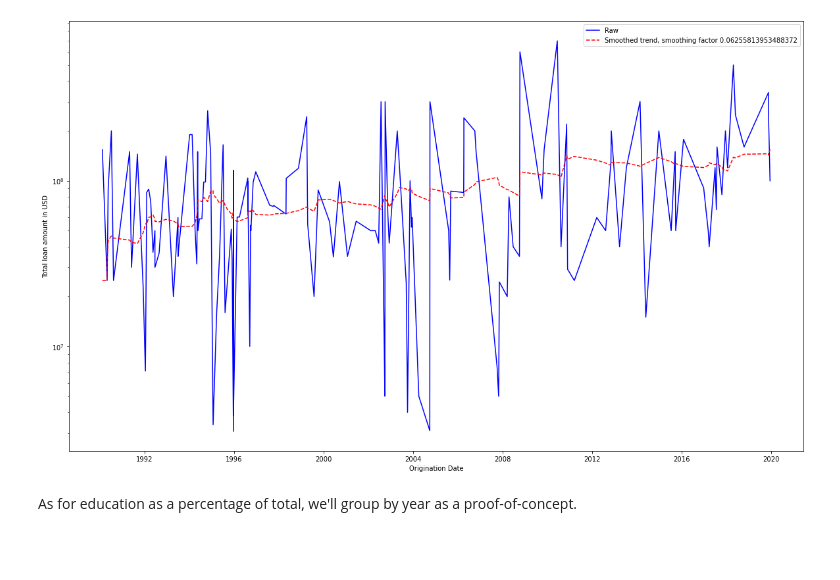
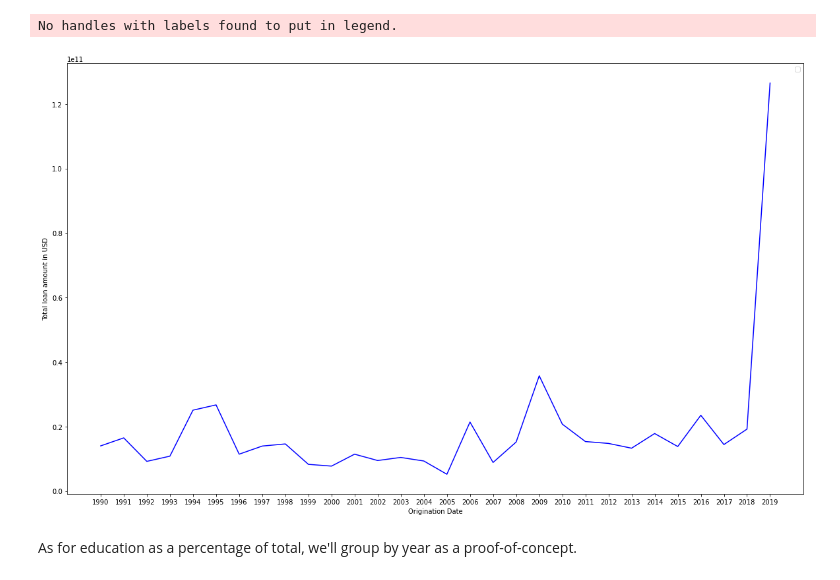
Before and after one commit to noahschoem/amethyst-erdos-may-2021, a Jupyter notebook: Noah/test_abnormally_low_$.ipynb, the cells around one changed output. Drawn from its saved outputs; the diff is of its cells as text; code cells hidden in the pictures; blank space fills up the shorter version.

```diff
--- a/Noah/education_time_series_proof_of_concept.ipynb
+++ b/Noah/test_abnormally_low_$.ipynb
@@ -7,9 +7,10 @@ import seaborn as sns
 import os.path
 import datetime
 # %%
-extracted_information = pd.read_pickle(os.path.join('..','Extracted_Information_Sectors_Education_Other.dat'))
+extracted_information = pd.read_csv(os.path.join('..','Extracted_Information.csv'))
 # select the Education entries and drop values without a valid currency or loan amound
-education_with_valid_info = extracted_information.loc[(extracted_information['Project_Sector']=='Education')].dropna(subset=['Currency','Amount_loan'])
-print(len(education_with_valid_info))
-education_with_valid_info.head()
+with_valid_info = extracted_information.dropna(subset=['Amount_in_usd'])
+with_valid_info['Year'] = with_valid_info['Date'].apply(lambda x: x[0:4])
+print(len(with_valid_info))
+with_valid_info.head()
 # %% [output]
@@ -49,24 +29,20 @@ education_usd.head()
 # %%
 # Multiple entries have the same day so we'll aggregate them
-education_aggregated = education_usd[['Date','Amount_loan']].sort_values('Date',axis=0)
-education_aggregated.head()
-
-# then we'll fit a trend-curve with some smoothing
-from statsmodels.tsa.api import SimpleExpSmoothing
-ses = SimpleExpSmoothing(education_usd['Amount_loan'].values)
-smoothed_fit = ses.fit()
+year_aggregated = with_valid_info[['Year','Amount_loan']].groupby('Year').sum()
+year_aggregated.head()
 
 plt.figure(figsize=(20,12))
-plt.plot(education_aggregated['Date'],education_aggregated['Amount_loan'],'b-',label="Raw")
+plt.plot(year_aggregated.index,year_aggregated['Amount_loan'],'b-')
 
-plt.plot(education_aggregated['Date'],smoothed_fit.fittedvalues,'r--',label="Smoothed trend, smoothing factor "+str(smoothed_fit.params['smoothing_level']))
+#plt.plot(education_aggregated['Date'],smoothed_fit.fittedvalues,'r--',label="Smoothed trend, smoothing factor "+str(smoothed_fit.params['smoothing_level']))
 
 plt.xlabel('Origination Date')
 plt.ylabel('Total loan amount in USD')
-plt.yscale('log')
+plt.yscale('linear')
 plt.legend()
 to_save = plt.gcf()
 plt.show()
 # %% [output]
+No handles with labels found to put in legend.
-[figure, old version]
+[figure, new version]
 # %%
```
Also changed, not shown: parts of 4 cells of this notebook, 18 other files.
